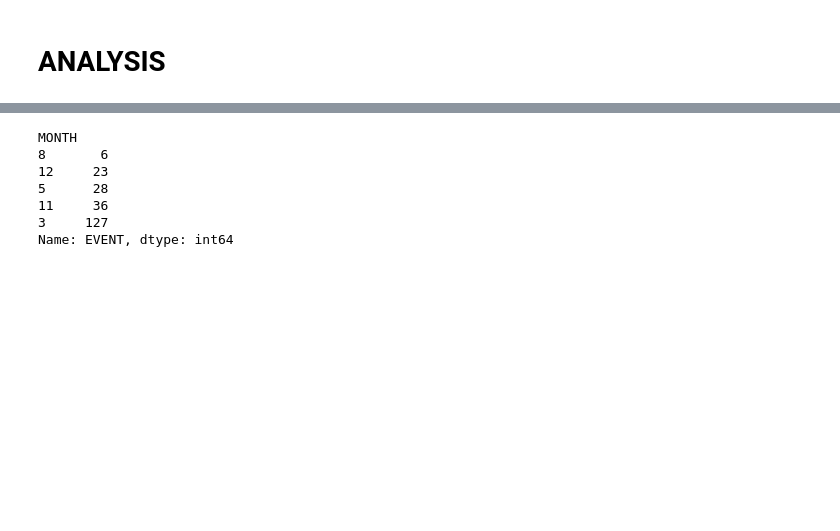
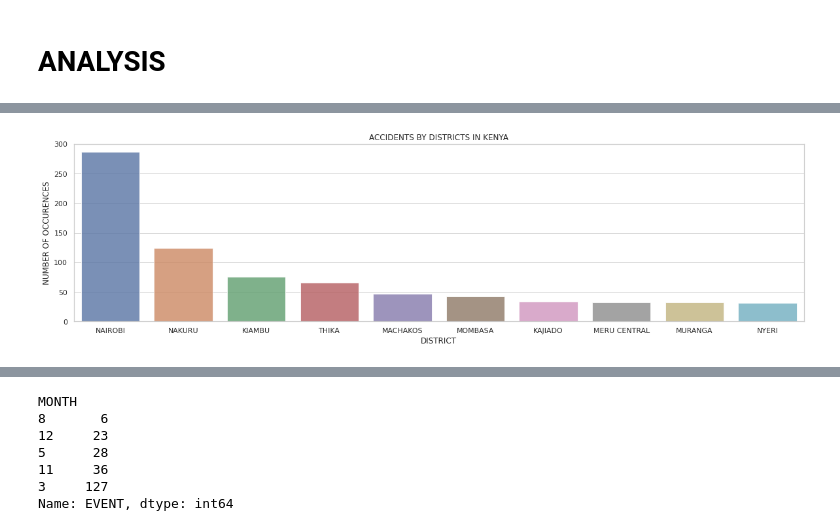
Before and after one commit to peterzk/Group-6-Project, a Jupyter notebook: GROUP_PROJECT.ipynb, the cells around one changed output, grey strips where cells are left out. Saved outputs shown, nothing was run; the diff lists cells and outputs as text; code cells hidden in the pictures; blank space fills up the shorter version.

```diff
--- a/GROUP_PROJECT.ipynb
+++ b/GROUP_PROJECT.ipynb
@@ -244 +286,14 @@ MERU         49
 Name: EVENT, dtype: int64
+# %%
+# Which District experienced the most accidents?
+
+district_max = traffic.groupby(['DISTRICT'])['EVENT'].count().sort_values(ascending=False).head(10)
+district_max
+plt.figure(figsize=(20,5))
+sns.barplot(district_max.index, district_max.values, alpha=0.8)
+plt.title('ACCIDENTS BY DISTRICTS IN KENYA')
+plt.ylabel('NUMBER OF OCCURENCES', fontsize=12)
+plt.xlabel('DISTRICT', fontsize=12)
+plt.show()
+# %% [output]
+[figure, added]
```
Also changed, not shown: parts of 18 cells of this notebook.
